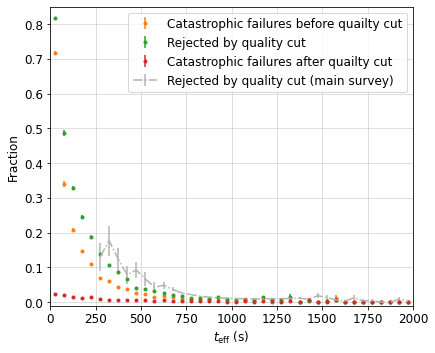
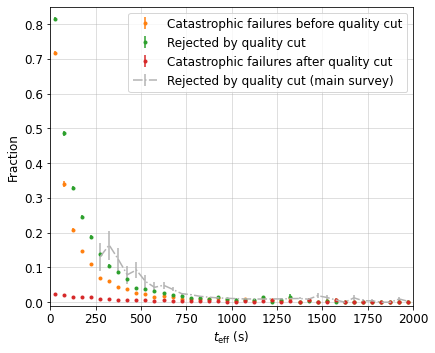
Code edit (unified diff) that turned the first committed figure into the second:
--- before
+++ after
@@ -10,5 +10,5 @@
 plt.errorbar(bin_center, bin_fail_rate, color='C1',
              yerr=(np.clip(bin_fail_rate_err, None, bin_fail_rate), bin_fail_rate_err),
-             fmt='.', label='Catastrophic failures before quailty cut')
+             fmt='.', label='Catastrophic failures before quality cut')
 plt.errorbar(bin_center, bin_reject_rate, color='C2',
              yerr=(np.clip(bin_reject_rate_err, None, bin_reject_rate), bin_reject_rate_err),
@@ -16,5 +16,5 @@
 plt.errorbar(bin_center, bin_still_fail_rate, color='C3',
              yerr=(np.clip(bin_still_fail_rate_err, None, bin_still_fail_rate), bin_still_fail_rate_err),
-             fmt='.', label='Catastrophic failures after quailty cut')
+             fmt='.', label='Catastrophic failures after quality cut')
 plt.errorbar(bin_center_main, bin_reject_rate_main,
              yerr=(np.clip(bin_reject_rate_err_main, None, bin_reject_rate_main), bin_reject_rate_err_main),
@@ -33,5 +33,5 @@
 ax1.errorbar(bin_center, bin_fail_rate, color='C1',
              yerr=(np.clip(bin_fail_rate_err, None, bin_fail_rate), bin_fail_rate_err),
-             fmt='.', label='Catastrophic failures before quailty cut')
+             fmt='.', label='Catastrophic failures before quality cut')
 ax1.errorbar(bin_center, bin_reject_rate, color='C2',
              yerr=(np.clip(bin_reject_rate_err, None, bin_reject_rate), bin_reject_rate_err),
@@ -39,5 +39,5 @@
 ax1.errorbar(bin_center, bin_still_fail_rate, color='C3',
              yerr=(np.clip(bin_still_fail_rate_err, None, bin_still_fail_rate), bin_still_fail_rate_err),
-             fmt='.', label='Catastrophic failures after quailty cut')
+             fmt='.', label='Catastrophic failures after quality cut')
 ax1.errorbar(bin_center_main, bin_reject_rate_main,
              yerr=(np.clip(bin_reject_rate_err_main, None, bin_reject_rate_main), bin_reject_rate_err_main),
@@ -56,4 +56,4 @@
 ax1.axis([250, 1600, -0.01, 0.12])
 plt.tight_layout()
-plt.savefig('/Users/rongpu/git/desi-targets/lrg_paper/figures/main_failure_rate_vs_efftime.pdf')
+# plt.savefig('/Users/rongpu/git/desi-targets/lrg_paper/figures/main_failure_rate_vs_efftime.pdf')
 plt.show()

Commit: .